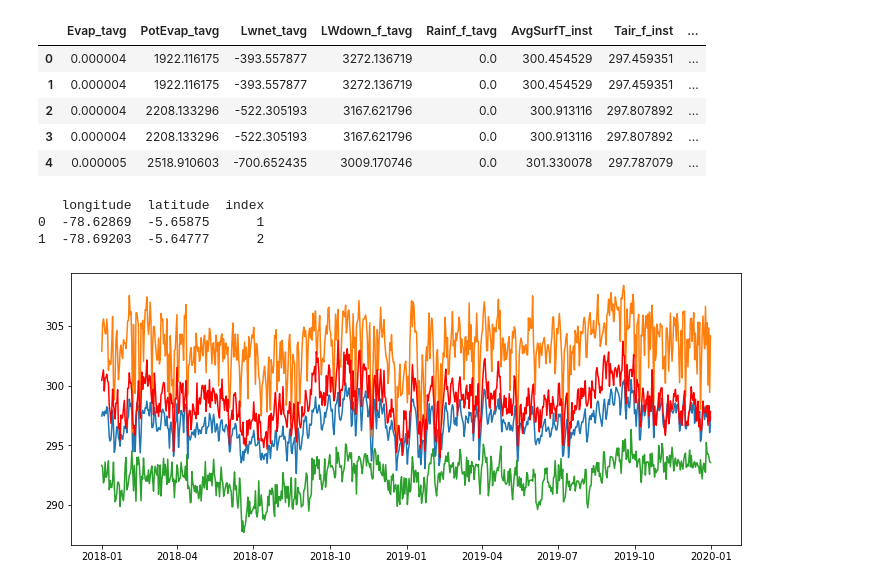
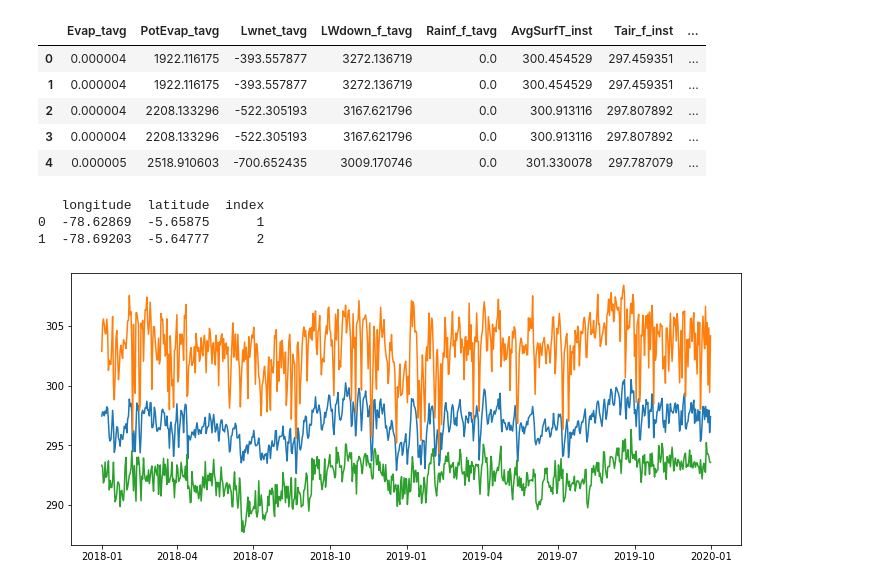
Before and after one commit to anaguilarar/gee_NOAA, a Jupyter notebook: Descargar clima de GEE.ipynb, the cells around one changed output. Saved outputs shown, nothing was run; the diff lists cells and outputs as text; code cells hidden in the pictures.

```diff
--- a/Descargar clima de GEE.ipynb
+++ b/Descargar clima de GEE.ipynb
@@ -165,21 +161,20 @@ gldasdata.head()
 # %%
 ### gráficar resultados
 print(datainit.features)
 
 ref_long = datainit.features.longitude.loc[0]
 
-plotdata = noaadata[np.round(gldasdata.longitude, 5) == np.round(ref_long, 5)]
-#plotdata = datasummarised[np.in1d(datasummarised.index.get_level_values(2), [-5.65875])]
+plotdata = gldasdata[np.round(gldasdata.longitude, 5) == np.round(ref_long, 5)]
+
 
 plt.figure(figsize=[12,5])
 plt.plot(plotdata.date, plotdata['Tair_f_inst'].values)
-plt.plot(plotdata.date, plotdata['AvgSurfT_inst'].values, color = 'red')
 plt.show()
 # %% [output]
    longitude  latitude  index
 0  -78.62869  -5.65875      1
 1  -78.69203  -5.64777      2
-[figure, old version]
+[figure, new version]
 # %%
 ### exportar datos
 gldasdata.to_csv(os.path.join("results","gldas_data_twostations.csv"))
```
Also changed, not shown: parts of 5 cells of this notebook.
